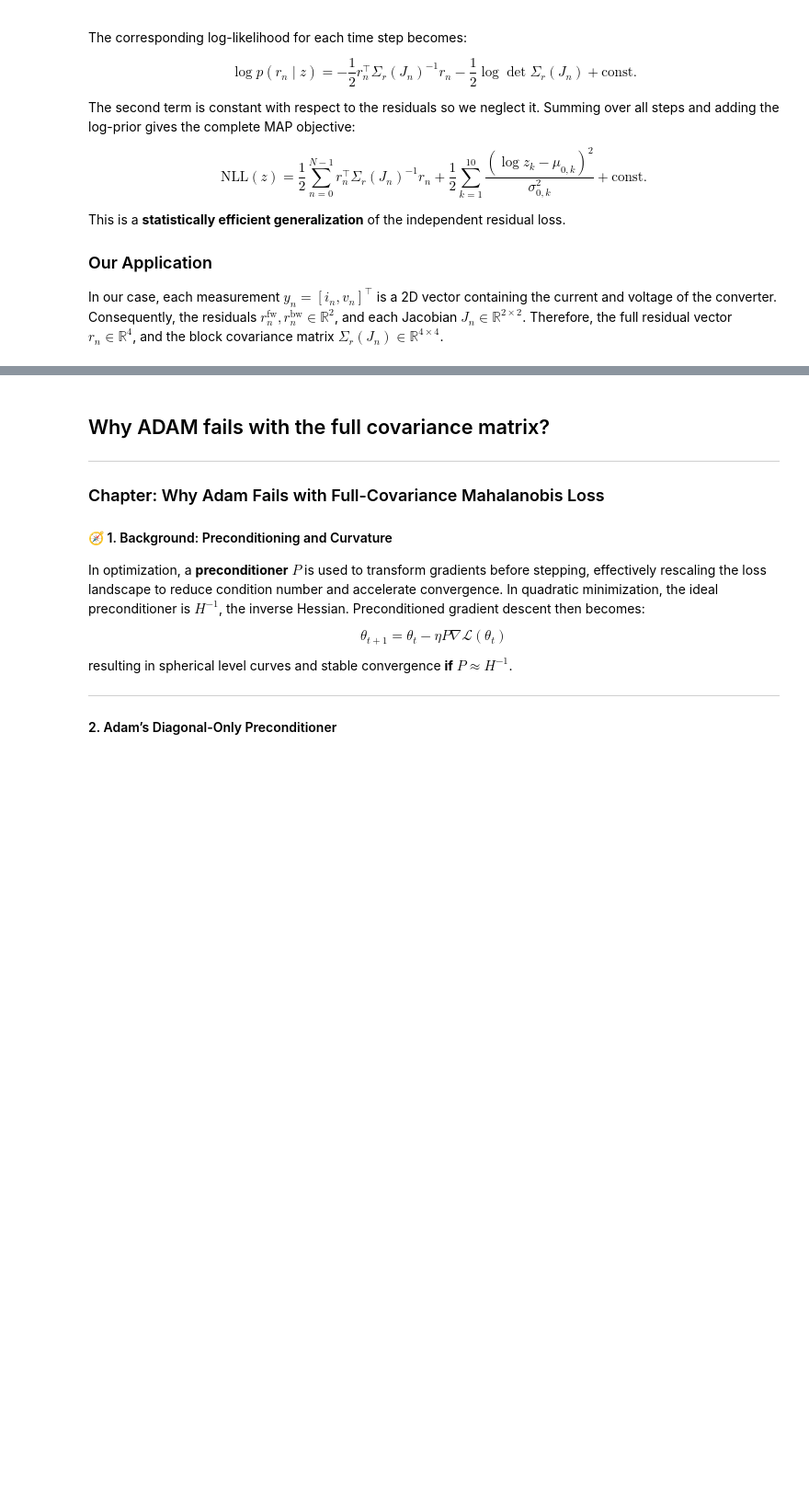
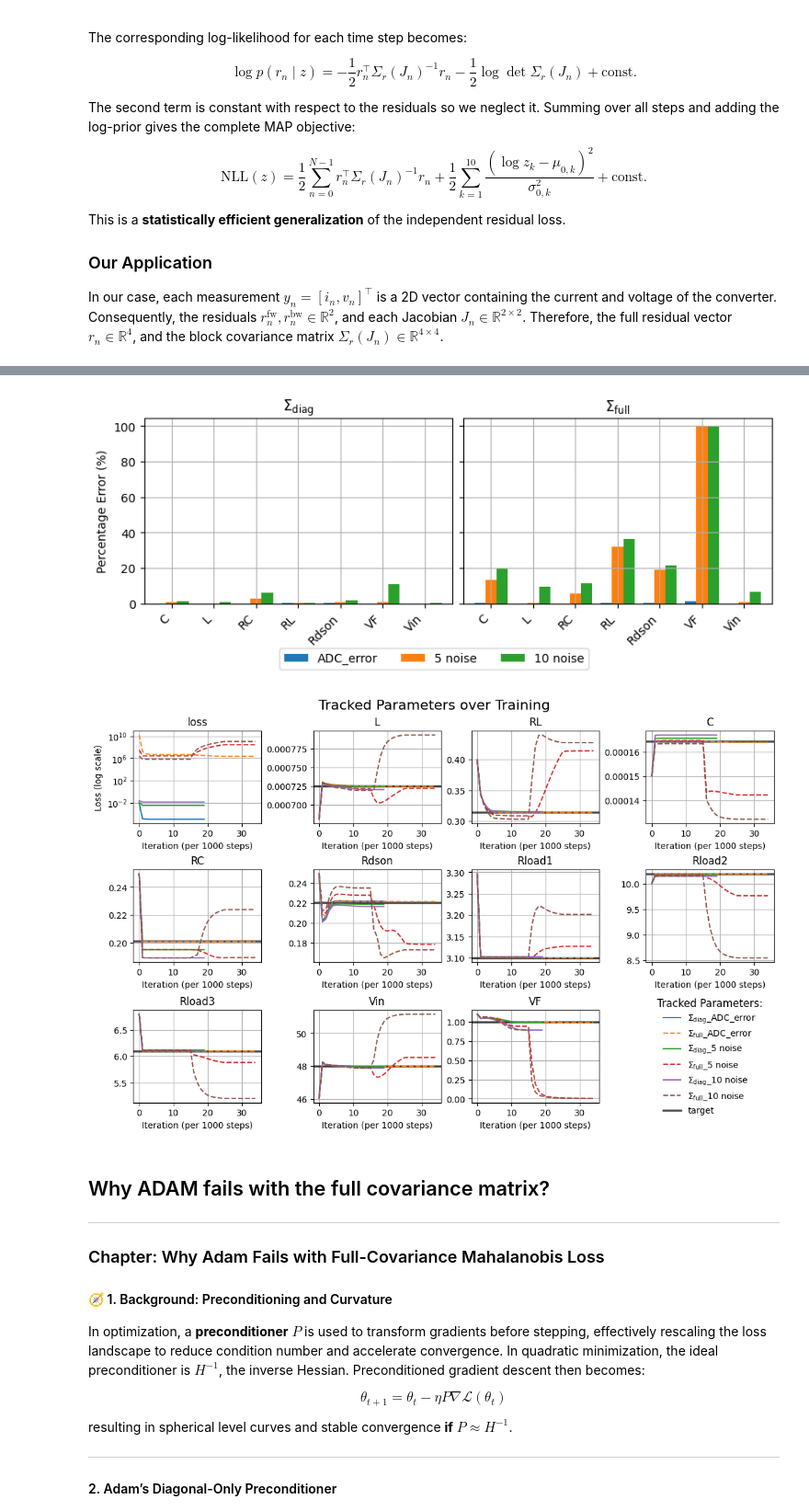
Before and after one commit to jtom95/pinn_buck_converter, a Jupyter notebook: NOTEBOOKS/02_fitting_with_block_diagonal_covariance_matrix.ipynb, the cells around one changed output, grey strips where cells are left out. Shown at 92% size. Drawn from its saved outputs; the diff is of its cells as text; code cells hidden in the pictures; blank space fills up the shorter version.

```diff
--- a/NOTEBOOKS/02_fitting_with_block_diagonal_covariance_matrix.ipynb
+++ b/NOTEBOOKS/02_fitting_with_block_diagonal_covariance_matrix.ipynb
@@ -258,0 +227,17 @@ PRIOR_SIGMA = rel_tolerance_to_sigma(REL_TOL, number_of_stds_in_relative_toleran
+# %%
+import matplotlib
+from scipy.stats import lognorm
+from pinn_buck.constants import ParameterConstants, MeasurementGroupArchive
+from pinn_buck.data_noise_modeling.auxiliary import rel_tolerance_to_sigma
+
+TRUE_PARAMS = ParameterConstants.TRUE
+NOMINAL = ParameterConstants.NOMINAL
+REL_TOL = ParameterConstants.REL_TOL
+PRIOR_SIGMA = rel_tolerance_to_sigma(REL_TOL, number_of_stds_in_relative_tolerance=1)
+
+# print the nominal parameters
+print("Nominal Parameters:")
+print(NOMINAL)
+
+print("Relative Tolerances:")
+print(REL_TOL)
@@ -969,3 +840,34 @@ Text(0.5, 1.0, 'Forward & Backward')
+# %%
+# loop through all CSV files in the directory
+fb_outdir = (
+    Path.cwd().parent / "RESULTS" / "Testing" / "forward_vs_forward&backward" / "forward&backward"
+)
+fbm_outdir = (
+    Path.cwd().parent
+    / "RESULTS"
+    / "Testing"
+    / "forward_vs_forward&backward"
+    / "f&b_matrix_loss_form"
+)
+
+
+rc = ResultsComparerTwo.from_dirs(
+    {"$\\Sigma_{\\text{diag}}$": fb_outdir, "$\\Sigma_{\\text{full}}$": fbm_outdir}
+)
+
+# Choose the labels you care about (ints map via the default dict; strings work too)
+labels = ("ADC_error", "5 noise", "10 noise")
+
+# Final % error comparison (side-by-side)
+fig, ax = rc.plot_comparison(labels=labels, target=TRUE_PARAMS, select_lowest_loss=False)
+
+# Optional: tracked parameters for specific curves
+
+
+fig, axes = rc.plot_tracked(target=TRUE_PARAMS, labels=labels)
+# %% [output]
+[figure, added]
+[figure, added]
 # %% [markdown]
 ## Why ADAM fails with the full covariance matrix?
 
```
Also changed, not shown: parts of 51 cells of this notebook, 18 other files.
